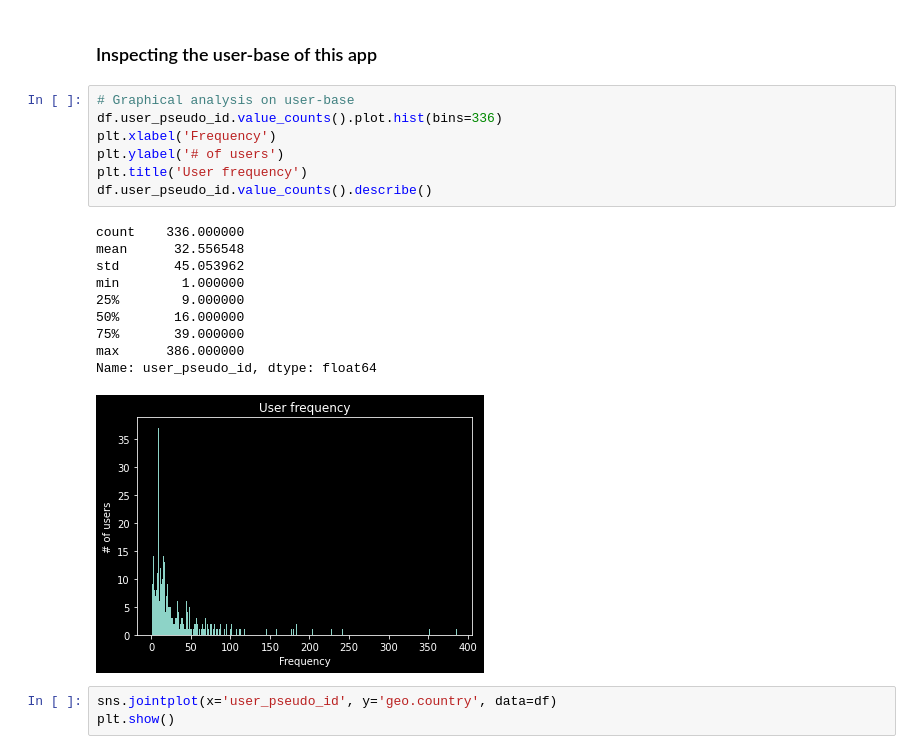
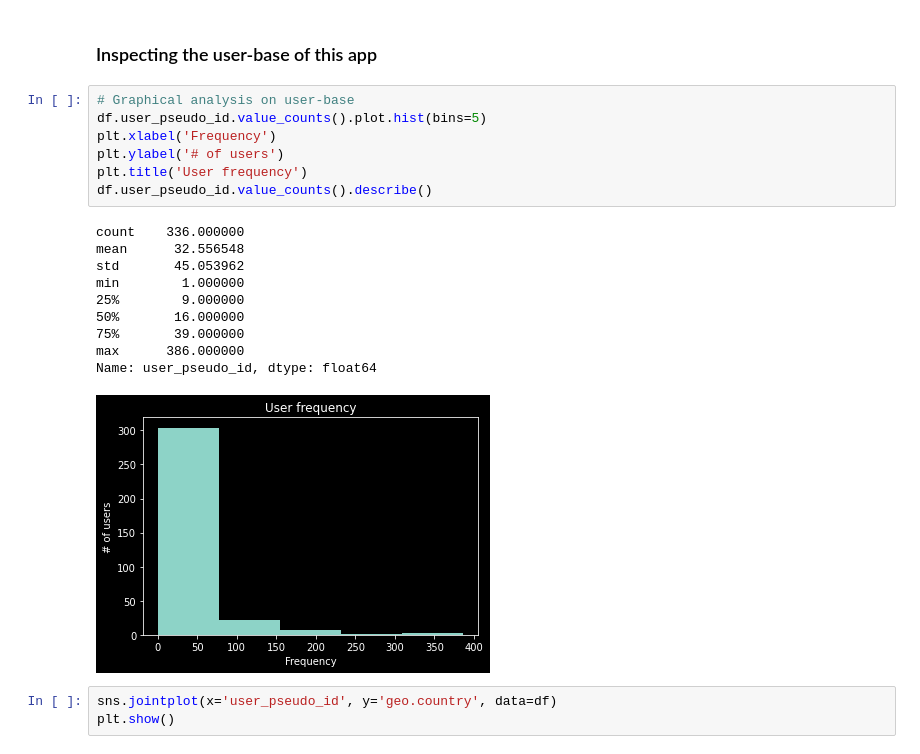
Before and after one commit to timtey88/Project-Hymnal, a Jupyter notebook: Project Hymnal/04 Project Hymnal EDA.ipynb, the cells around one changed output. Drawn from its saved outputs; the diff is of its cells as text.

```diff
--- a/Project Hymnal/04 Project Hymnal EDA.ipynb
+++ b/Project Hymnal/04 Project Hymnal EDA.ipynb
@@ -434,22 +417,22 @@ Looking at the stats above, it can be determined that the two major countries of
 ### Inspecting the user-base of this app
 # %%
 # Graphical analysis on user-base
-df.user_pseudo_id.value_counts().plot.hist(bins=336)
+df.user_pseudo_id.value_counts().plot.hist(bins=5)
 plt.xlabel('Frequency')
 plt.ylabel('# of users')
 plt.title('User frequency')
 df.user_pseudo_id.value_counts().describe()
 # %% [output]
 count    336.000000
 mean      32.556548
 std       45.053962
 min        1.000000
 25%        9.000000
 50%       16.000000
 75%       39.000000
 max      386.000000
 Name: user_pseudo_id, dtype: float64
-[figure, old version]
+[figure, new version]
 # %%
 sns.jointplot(x='user_pseudo_id', y='geo.country', data=df)
 plt.show()
```
Also changed, not shown: parts of 25 cells of this notebook.
